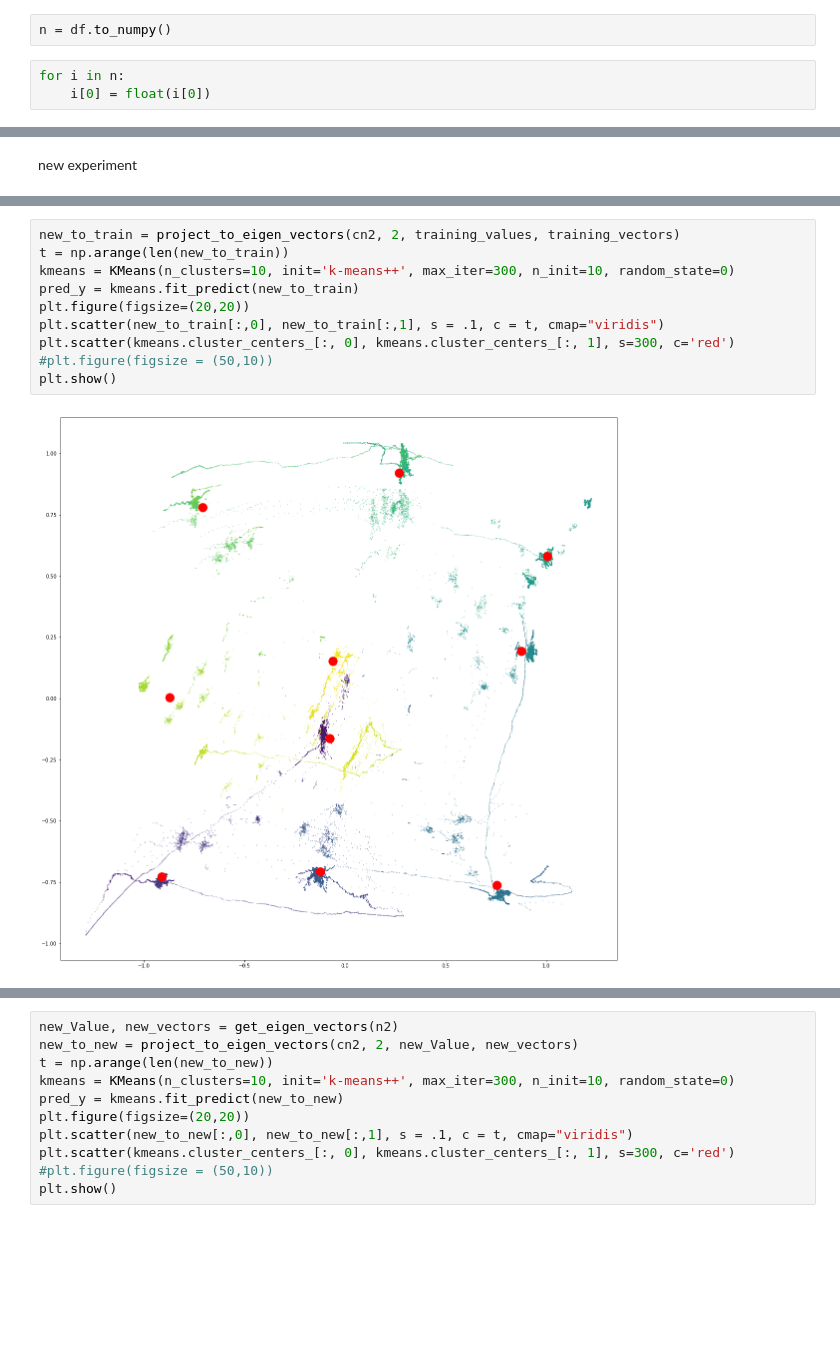
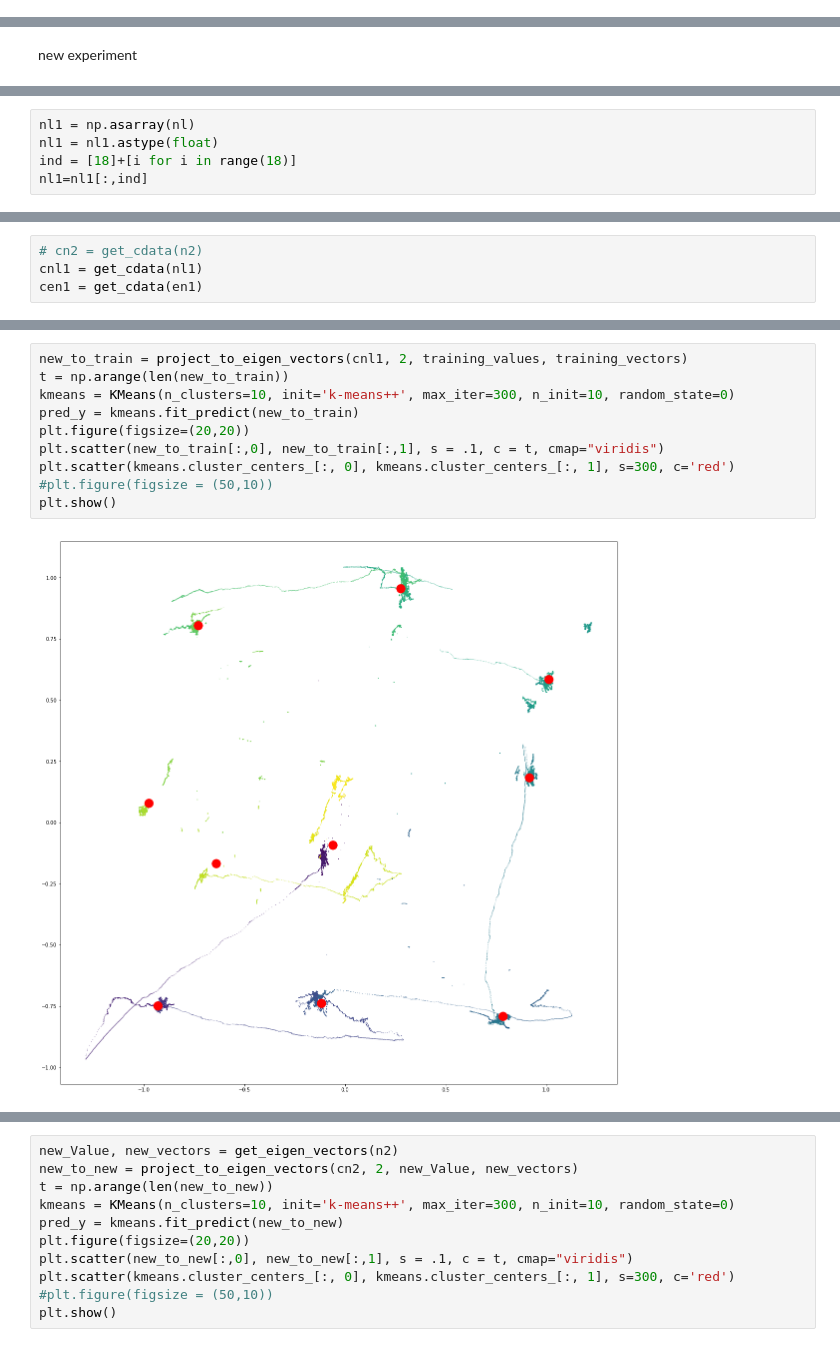
Before and after one commit to ArdelAlegre1/SoundMapping, a Jupyter notebook: Analysis/notebooks/ArdelRoomMap.ipynb, the cells around one changed output, grey strips where cells are left out. Saved outputs shown, nothing was run; the diff lists cells and outputs as text; blank space fills up the shorter version.

```diff
--- a/Analysis/notebooks/ArdelRoomMap.ipynb
+++ b/Analysis/notebooks/ArdelRoomMap.ipynb
@@ -145,8 +172,3 @@ dataPoints = tmpData.fetchall()
 df = pd.DataFrame(dataPoints)
 df.columns = dataPoints[0].keys()
 df = df.fillna(value=np.nan)
-# %%
-n = df.to_numpy()
-# %%
-for i in n:
-    i[0] = float(i[0])
@@ -831,0 +909,5 @@ new experiment
+# %%
+nl1 = np.asarray(nl)
+nl1 = nl1.astype(float)
+ind = [18]+[i for i in range(18)]
+nl1=nl1[:,ind]
@@ -877,2 +1221,6 @@ cn2 = get_cdata(n2)
+# %%
+# cn2 = get_cdata(n2)
+cnl1 = get_cdata(nl1)
+cen1 = get_cdata(en1)
 # %%
 cn2.shape
@@ -881,13 +1227,13 @@ cn2.shape
 # %%
-new_to_train = project_to_eigen_vectors(cn2, 2, training_values, training_vectors)
+new_to_train = project_to_eigen_vectors(cnl1, 2, training_values, training_vectors)
 t = np.arange(len(new_to_train))
 kmeans = KMeans(n_clusters=10, init='k-means++', max_iter=300, n_init=10, random_state=0)
 pred_y = kmeans.fit_predict(new_to_train)
 plt.figure(figsize=(20,20))
 plt.scatter(new_to_train[:,0], new_to_train[:,1], s = .1, c = t, cmap="viridis")
 plt.scatter(kmeans.cluster_centers_[:, 0], kmeans.cluster_centers_[:, 1], s=300, c='red')
 #plt.figure(figsize = (50,10))
 plt.show()
 # %% [output]
-[figure, old version]
+[figure, new version]
 # %%
```
Also changed, not shown: parts of 15 cells of this notebook.
